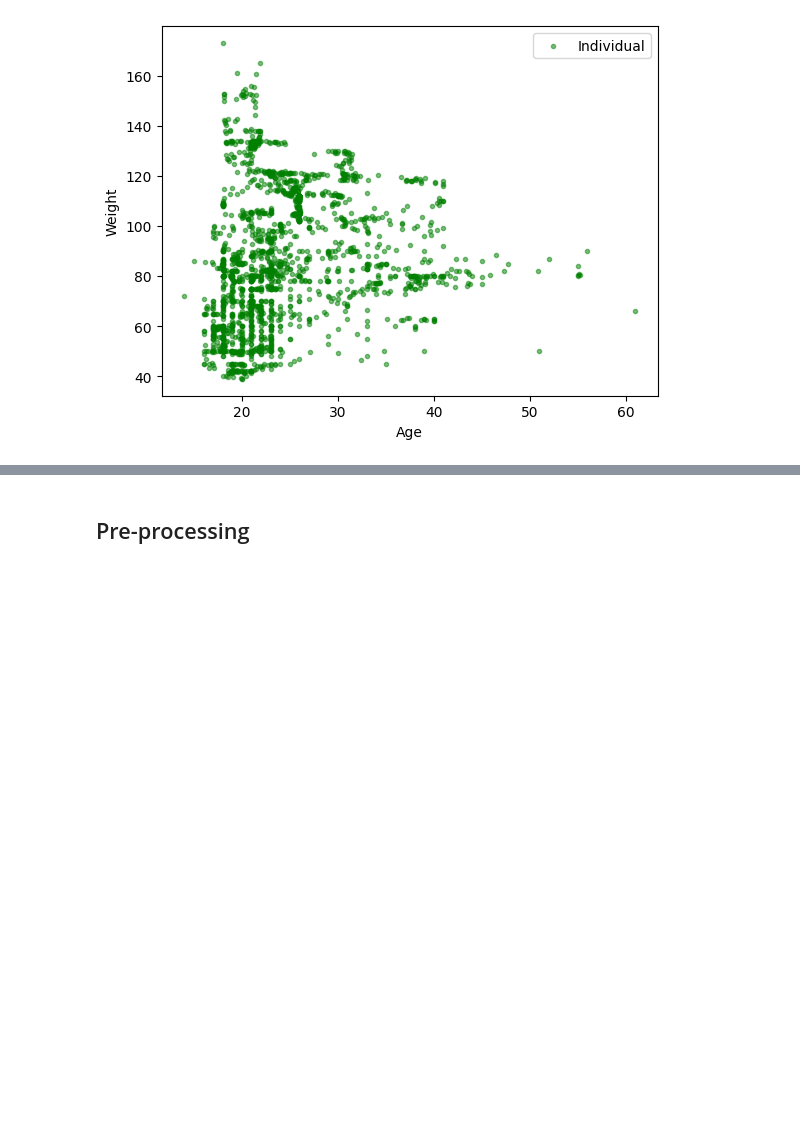
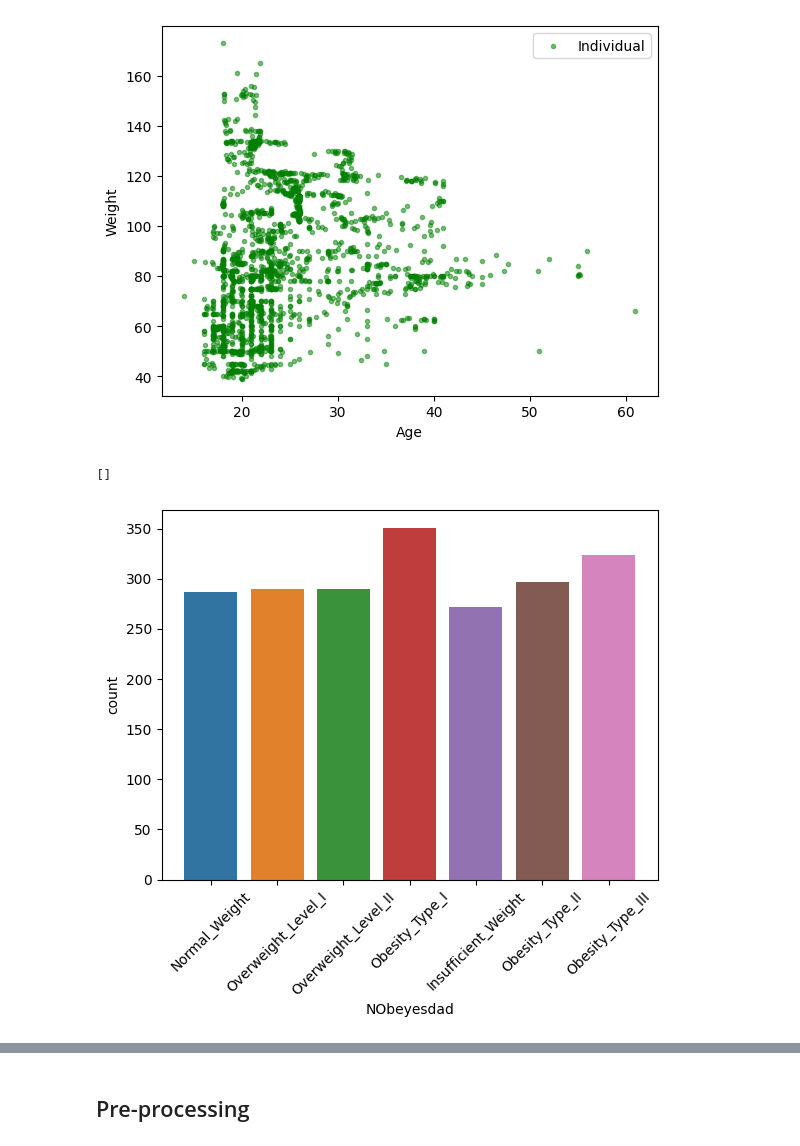
Before and after one commit to lolammrn/Python_project, a Jupyter notebook: Obesity.ipynb, the cells around one changed output, grey strips where cells are left out. Saved outputs shown, nothing was run; the diff lists cells and outputs as text; code cells hidden in the pictures; blank space fills up the shorter version.

```diff
--- a/Obesity.ipynb
+++ b/Obesity.ipynb
@@ -124,3 +200,10 @@ ax.legend()
 plt.show()
 # %% [output]
 [figure]
+# %%
+sns.countplot(data=df,x='NObeyesdad')
+plt.xticks(rotation=45)
+plt.plot()
+# %% [output]
+[]
+[figure, added]
```
Also changed, not shown: parts of 36 cells of this notebook.
